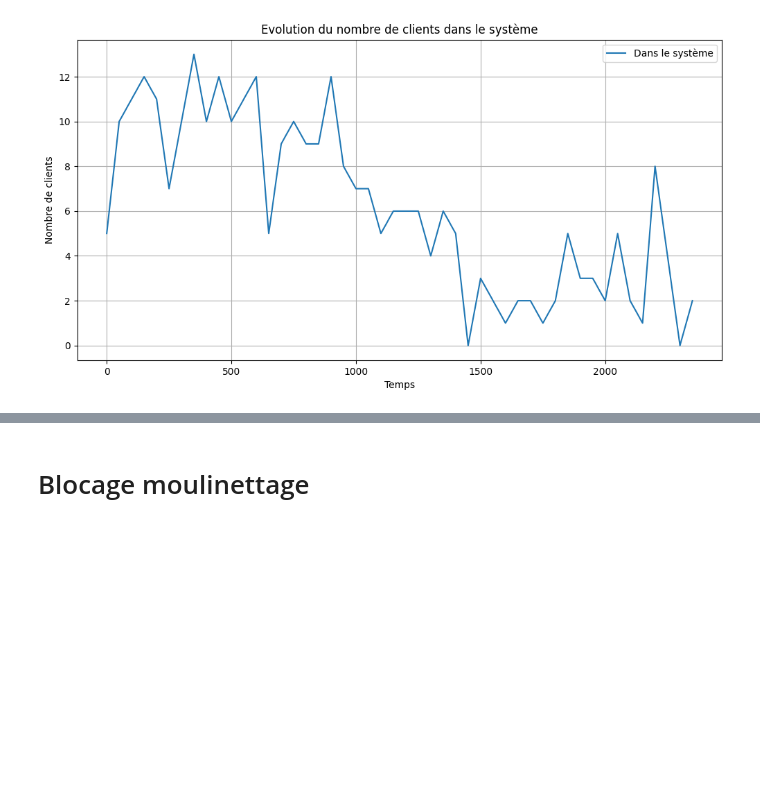
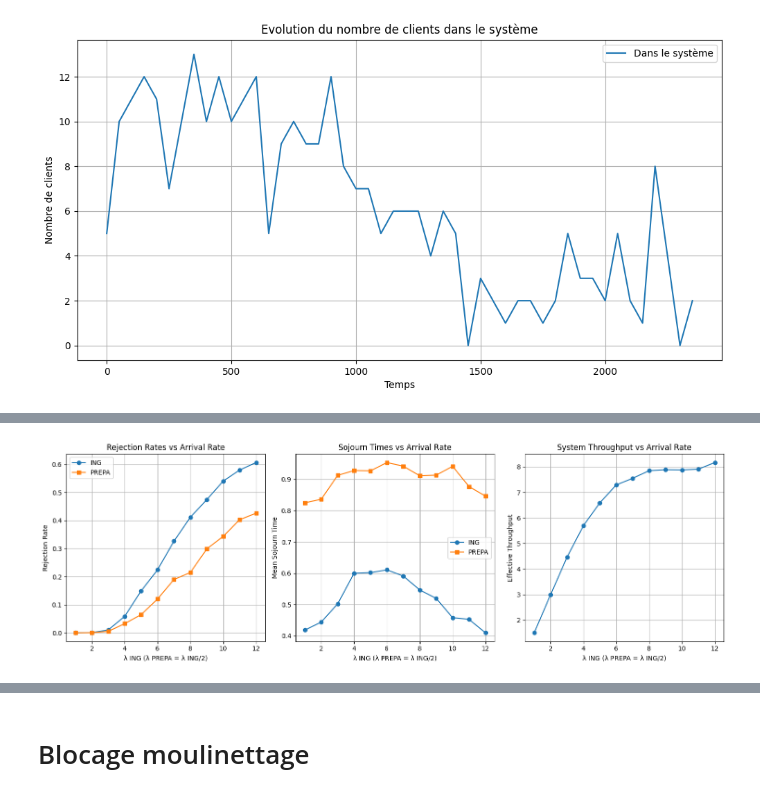
Before and after one commit to ElianaJunker/ERO2, a Jupyter notebook: channels_and_dams_benchmarking_q1.ipynb, the cells around one changed output, grey strips where cells are left out. Drawn from its saved outputs; the diff is of its cells as text; code cells hidden in the pictures; blank space fills up the shorter version.

Commit message:
feat: added benchmark

```diff
--- a/channels_and_dams_benchmarking_q1.ipynb
+++ b/channels_and_dams_benchmarking_q1.ipynb
@@ -465,0 +649,98 @@ Statistiques de la file M/M/1:
+# %%
+def benchmark_lambda_scaling(base_mu_ing=2.4, base_mu_prepa=1.2, k=4, ks=5, test_z=5000):
+    """
+    Benchmark increasing lambda values while maintaining lambda_ing = 2*lambda_prepa
+    """
+    # Create range of lambda values to test (lambda_ing will be twice these values)
+    lambda_prepa_range = np.linspace(0.5, 6.0, 12)  # Test up to lambda_ing = 12
+
+    results = []
+    gen = np.random.default_rng(seed=42)
+
+    for lambda_prepa in lambda_prepa_range:
+        lambda_ing = 2 * lambda_prepa
+
+        # Run simulation
+        mmk_queue = mmk_finite_two_populations(
+            lamda_ing=lambda_ing,
+            lamda_prepa=lambda_prepa,
+            mu_ing=base_mu_ing,
+            mu_prepa=base_mu_prepa,
+            k=k,
+            Ks=ks,
+            gen=gen,
+            test_z=test_z
+        )
+        mmk_queue.run()
+        stats = mmk_queue.stats()
+
+        # Calculate metrics
+        ing_stats = stats[stats['Population'] == 'ING'].iloc[0]
+        prepa_stats = stats[stats['Population'] == 'PREPA'].iloc[0]
+
+        results.append({
+            'lambda_ing': lambda_ing,
+            'lambda_prepa': lambda_prepa,
+            'rejection_rate_ing': ing_stats['Refused Pushes'] / (test_z/2),
+            'rejection_rate_prepa': prepa_stats['Refused Pushes'] / (test_z/2),
+            'sojourn_time_ing': ing_stats['Mean Sojourn Time'],
+            'sojourn_time_prepa': prepa_stats['Mean Sojourn Time']
+        })
+
+    return pd.DataFrame(results)
+
+# Run benchmark
+results = benchmark_lambda_scaling()
+
+# Create visualization
+plt.figure(figsize=(15, 5))
+
+# Plot 1: Rejection rates
+plt.subplot(131)
+plt.plot(results['lambda_ing'], results['rejection_rate_ing'],
+         marker='o', label='ING')
+plt.plot(results['lambda_ing'], results['rejection_rate_prepa'],
+         marker='s', label='PREPA')
+plt.xlabel('λ ING (λ PREPA = λ ING/2)')
+plt.ylabel('Rejection Rate')
+plt.title('Rejection Rates vs Arrival Rate')
+plt.legend()
+plt.grid(True)
+
+# Plot 2: Sojourn times
+plt.subplot(132)
+plt.plot(results['lambda_ing'], results['sojourn_time_ing'],
+         marker='o', label='ING')
+plt.plot(results['lambda_ing'], results['sojourn_time_prepa'],
+         marker='s', label='PREPA')
+plt.xlabel('λ ING (λ PREPA = λ ING/2)')
+plt.ylabel('Mean Sojourn Time')
+plt.title('Sojourn Times vs Arrival Rate')
+plt.legend()
+plt.grid(True)
+
+# Plot 3: Combined metrics
+plt.subplot(133)
+results['total_throughput'] = (results['lambda_ing'] * (1 - results['rejection_rate_ing']) +
+                              results['lambda_prepa'] * (1 - results['rejection_rate_prepa']))
+plt.plot(results['lambda_ing'], results['total_throughput'], marker='o')
+plt.xlabel('λ ING (λ PREPA = λ ING/2)')
+plt.ylabel('Effective Throughput')
+plt.title('System Throughput vs Arrival Rate')
+plt.grid(True)
+
+plt.tight_layout()
+plt.show()
+
+# Find optimal operating point (where rejection rate stays below 10%)
+acceptable_rejection = results[
+    (results['rejection_rate_ing'] < 0.1) &
+    (results['rejection_rate_prepa'] < 0.1)
+].iloc[-1]
+
+print("\nOptimal operating point (rejection rate < 10%):")
+print(f"λ ING: {acceptable_rejection['lambda_ing']:.2f}")
+print(f"λ PREPA: {acceptable_rejection['lambda_prepa']:.2f}")
+print(f"Rejection rate ING: {acceptable_rejection['rejection_rate_ing']*100:.1f}%")
+print(f"Rejection rate PREPA: {acceptable_rejection['rejection_rate_prepa']*100:.1f}%")
+# %% [output]
@@ -465,0 +759 @@ Statistiques de la file M/M/1:
+[figure, added]
```
Also changed, not shown: parts of 3 cells of this notebook.
